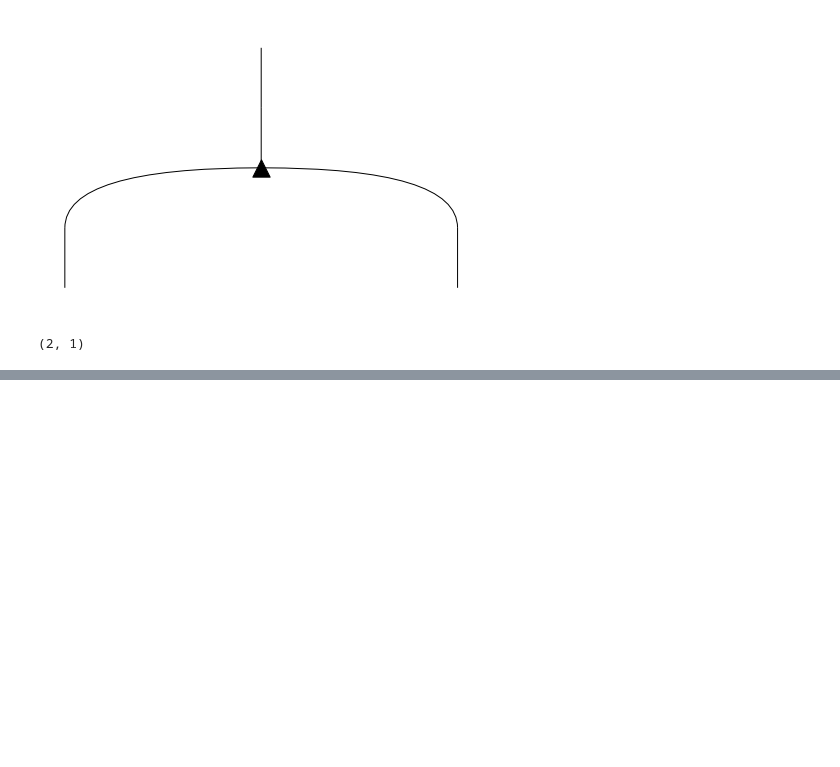
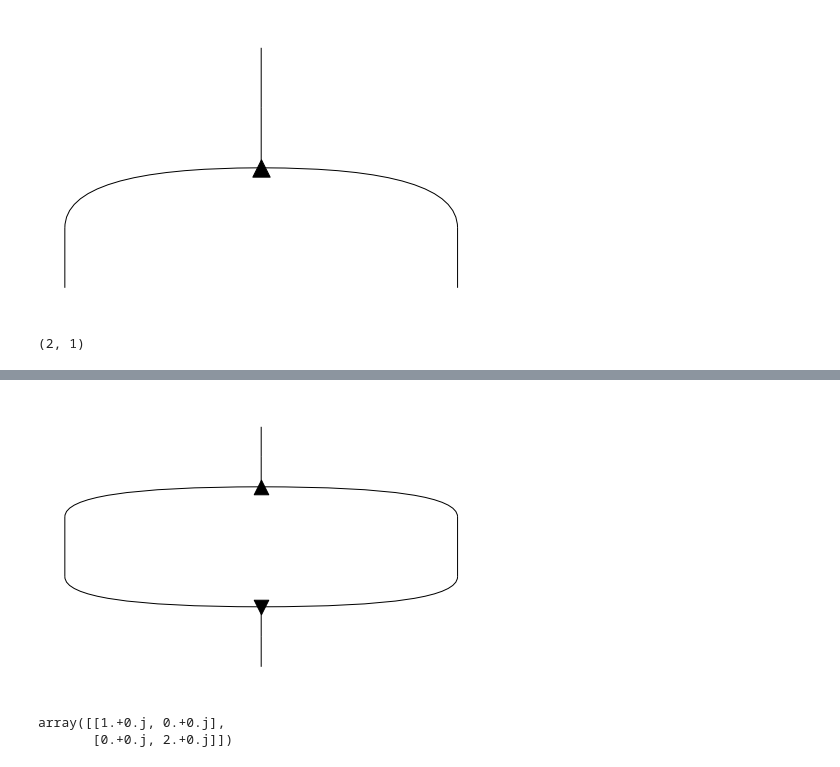
Before and after one commit to edwinagnew/zxw-diagrams, a Jupyter notebook: calcs.ipynb, the cells around one changed output, grey strips where cells are left out. Drawn from its saved outputs; the diff is of its cells as text; code cells hidden in the pictures; blank space fills up the shorter version.

```diff
--- a/calcs.ipynb
+++ b/calcs.ipynb
@@ -45,0 +47,8 @@ array([[1., 0., 0., 0.],
+# %%
+d = W() >> W().T()
+d.draw()
+eval(d)
+# %% [output]
+[figure, added]
+array([[1.+0.j, 0.+0.j],
+       [0.+0.j, 2.+0.j]])
```
Also changed, not shown: parts of 14 cells of this notebook, 3 other files.
